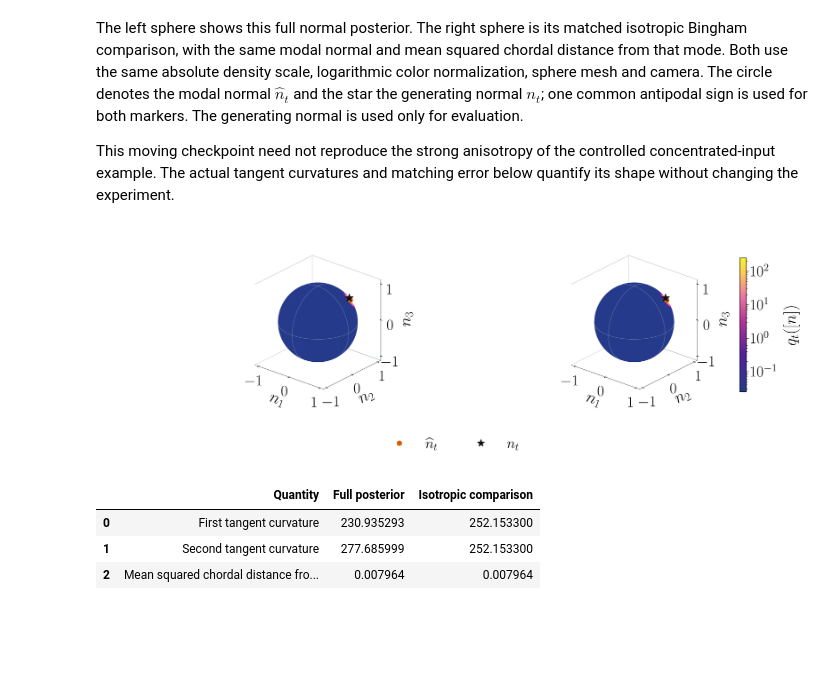
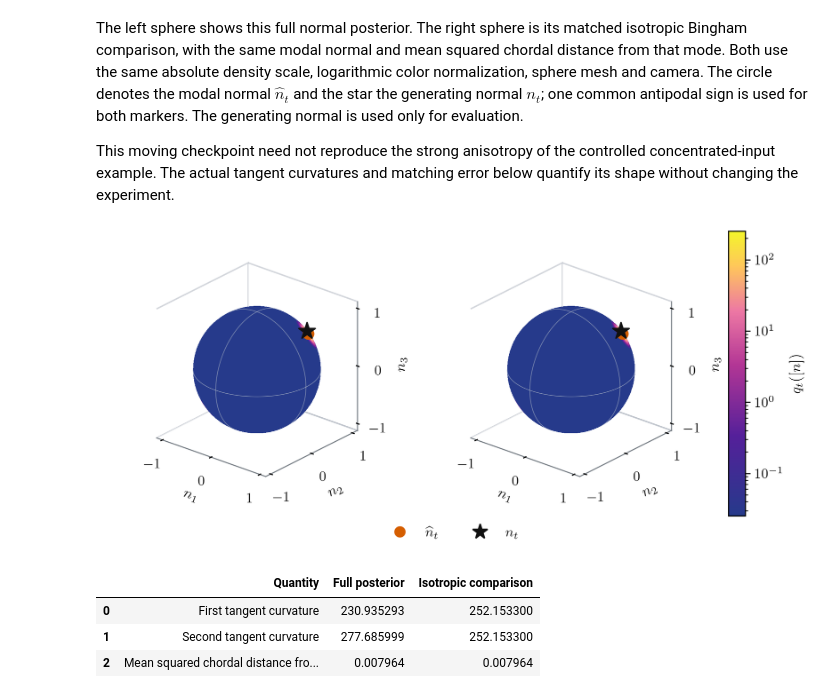
Before and after one commit to shreyasnb/Bayesian-ST, a Jupyter notebook: notebooks/contact_prediction_diagnostics.ipynb, the cells around one changed output. Cells and saved outputs as stored; diff of their text form; code cells hidden in the pictures; blank space fills up the shorter version.

```diff
--- a/notebooks/contact_prediction_diagnostics.ipynb
+++ b/notebooks/contact_prediction_diagnostics.ipynb
@@ -138,15 +138,15 @@ Here the physical tangent plane moves as well as changing coordinates with the s
 # %%
 # Edit this figure's canvas, text, colors and save commands directly.
 DPI = 300
-FIGSIZE = (15, 5)
-LABEL_FONT_SIZE = 25.
-TICK_FONT_SIZE = 23.
-LEGEND_FONT_SIZE = 22.
+FIGSIZE = (7, 2.4)
+LABEL_FONT_SIZE = 10.5
+TICK_FONT_SIZE = 10.0
+LEGEND_FONT_SIZE = 10.0
 plt.rcParams.update({
     'text.usetex': True, 'font.family': 'serif', 'font.size': LABEL_FONT_SIZE,
     'axes.labelsize': LABEL_FONT_SIZE, 'axes.titlesize': LABEL_FONT_SIZE,
     'xtick.labelsize': TICK_FONT_SIZE, 'ytick.labelsize': TICK_FONT_SIZE,
-    'legend.fontsize': LEGEND_FONT_SIZE, 'axes.labelpad': 8.,
+    'legend.fontsize': LEGEND_FONT_SIZE, 'axes.labelpad': 4.,
     'figure.dpi': DPI, 'savefig.dpi': DPI,
 })
 SAVE_PDF = True
@@ -195,12 +195,12 @@ fig.legend(*ax.get_legend_handles_labels(), loc='outside lower center',
            ncol=4, frameon=False, fontsize=LEGEND_FONT_SIZE)
 
 # Vector text/curves remain in the PDF; surfaces are rasterized at DPI.
-fig.get_layout_engine().set(h_pad=.18, w_pad=.16)
+fig.get_layout_engine().set(h_pad=.04, w_pad=.04)
 if SAVE_PDF:
     PDF_PATH.parent.mkdir(parents=True, exist_ok=True)
-    fig.savefig(PDF_PATH, dpi=DPI, bbox_inches=None)
+    fig.savefig(PDF_PATH, dpi=DPI, bbox_inches='tight', pad_inches=.04)
     PNG_PATH = PDF_PATH.with_suffix('.png')
-    fig.savefig(PNG_PATH, dpi=DPI, bbox_inches=None)
+    fig.savefig(PNG_PATH, dpi=DPI, bbox_inches='tight', pad_inches=.04)
     DRAFT_PATH.parent.mkdir(parents=True, exist_ok=True)
     DRAFT_PATH.write_bytes(PDF_PATH.read_bytes())
     DRAFT_PNG_PATH = DRAFT_PATH.with_suffix('.png')
@@ -350,15 +350,15 @@ This moving checkpoint need not reproduce the strong anisotropy of the controlle
 # %%
 # Edit this figure's canvas, text, colors and save commands directly.
 DPI = 300
-FIGSIZE = (15, 5)
-LABEL_FONT_SIZE = 25.
-TICK_FONT_SIZE = 23.
-LEGEND_FONT_SIZE = 22.
+FIGSIZE = (7, 3.2)
+LABEL_FONT_SIZE = 10.5
+TICK_FONT_SIZE = 10.0
+LEGEND_FONT_SIZE = 10.0
 plt.rcParams.update({
     'text.usetex': True, 'font.family': 'serif', 'font.size': LABEL_FONT_SIZE,
     'axes.labelsize': LABEL_FONT_SIZE, 'axes.titlesize': LABEL_FONT_SIZE,
     'xtick.labelsize': TICK_FONT_SIZE, 'ytick.labelsize': TICK_FONT_SIZE,
-    'legend.fontsize': LEGEND_FONT_SIZE, 'axes.labelpad': 8.,
+    'legend.fontsize': LEGEND_FONT_SIZE, 'axes.labelpad': 4.,
     'figure.dpi': DPI, 'savefig.dpi': DPI,
 })
 SAVE_PDF = True
@@ -394,7 +394,8 @@ cmap = colors.LinearSegmentedColormap.from_list('blue_purple_pink_yellow', [
 norm = colors.LogNorm(vmin=snapshot['density_limits'][0],
                       vmax=snapshot['density_limits'][1], clip=True)
 fig = plt.figure(figsize=FIGSIZE, dpi=DPI, layout='constrained')
-axes = [fig.add_subplot(1,2,index+1,projection='3d') for index in range(2)]
+grid = fig.add_gridspec(1,3, width_ratios=(1.,1.,.055))
+axes = [fig.add_subplot(grid[0,index],projection='3d') for index in range(2)]
 for ax, log_density in zip(axes, log_densities):
     ax.computed_zorder = False
     surface = ax.plot_surface(nodes[...,0], nodes[...,1], nodes[...,2],
@@ -412,41 +413,41 @@ for ax, log_density in zip(axes, log_densities):
     ax.scatter(*display_truth, color='#111111', marker='*', s=150,
                depthshade=False, zorder=6)
     ax.set_proj_type('ortho')
     ax.view_init(elev=ELEVATION, azim=AZIMUTH)
     ax.set_box_aspect((1.,1.,1.), zoom=.84)
     ax.set(xlim=(-1.12,1.12), ylim=(-1.12,1.12), zlim=(-1.12,1.12),
            xticks=(-1.,0.,1.), yticks=(-1.,0.,1.), zticks=(-1.,0.,1.))
-    ax.set_xlabel(r'$n_1$', labelpad=8.)
-    ax.set_ylabel(r'$n_2$', labelpad=8.)
-    ax.set_zlabel(r'$n_3$', labelpad=8.)
+    ax.set_xlabel(r'$n_1$', labelpad=2.)
+    ax.set_ylabel(r'$n_2$', labelpad=2.)
+    ax.set_zlabel(r'$n_3$', labelpad=2.)
     ax.tick_params(labelsize=TICK_FONT_SIZE, pad=3, length=1)
     ax.grid(False)
     for axis in [ax.xaxis,ax.yaxis,ax.zaxis]:
         axis.pane.set_facecolor((1.,1.,1.,0.))
         axis.pane.set_edgecolor((.65,.68,.72,.35))
         axis.line.set_color('#70777D')
         axis.line.set_linewidth(.6)
-fig.colorbar(plt.cm.ScalarMappable(norm=norm,cmap=cmap), ax=axes,
+fig.colorbar(plt.cm.ScalarMappable(norm=norm,cmap=cmap), cax=fig.add_subplot(grid[0,2]),
              label=r'$q_t([n])$', shrink=.75, pad=.03)
 fig.legend(handles=[
     Line2D([],[],marker='o',linestyle='none',color='#D55E00',markersize=7,label=r'$\widehat n_t$'),
     Line2D([],[],marker='*',linestyle='none',color='#111111',markersize=11,label=r'$n_t$')],
     loc='outside lower center', ncol=2, frameon=False, fontsize=LEGEND_FONT_SIZE)
 
 # Vector text/curves remain in the PDF; surfaces are rasterized at DPI.
-fig.get_layout_engine().set(h_pad=.18, w_pad=.16)
+fig.get_layout_engine().set(h_pad=.04, w_pad=.04)
 if SAVE_PDF:
     PDF_PATH.parent.mkdir(parents=True, exist_ok=True)
-    fig.savefig(PDF_PATH, dpi=DPI, bbox_inches=None)
+    fig.savefig(PDF_PATH, dpi=DPI, bbox_inches='tight', pad_inches=.04)
     PNG_PATH = PDF_PATH.with_suffix('.png')
-    fig.savefig(PNG_PATH, dpi=DPI, bbox_inches=None)
+    fig.savefig(PNG_PATH, dpi=DPI, bbox_inches='tight', pad_inches=.04)
     DRAFT_PATH.parent.mkdir(parents=True, exist_ok=True)
     DRAFT_PATH.write_bytes(PDF_PATH.read_bytes())
     DRAFT_PNG_PATH = DRAFT_PATH.with_suffix('.png')
     DRAFT_PNG_PATH.write_bytes(PNG_PATH.read_bytes())
 plt.show()
 # %% [output]
-[figure, old version]
+[figure, new version]
 # %%
 full = np.asarray(snapshot['curvature_eigenvalues'])
 isotropic = np.asarray(snapshot['isotropic_curvature_eigenvalues'])
```
Also changed, not shown: parts of 1 cell of this notebook, 51 other files.
